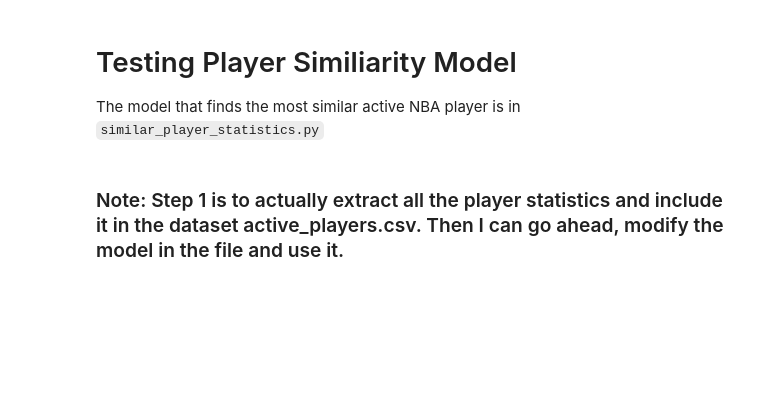
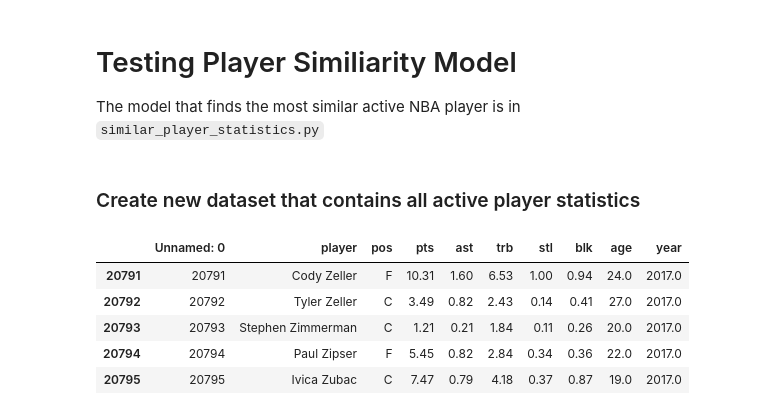
Before and after one commit to danielliu2707/positionn, a Jupyter notebook: player_statistics.ipynb, the cells around one changed output. Cells and saved outputs as stored; diff of their text form; code cells hidden in the pictures; blank space fills up the shorter version.

```diff
--- a/player_statistics.ipynb
+++ b/player_statistics.ipynb
@@ -245,5 +250,14 @@ predicted_pos
 # Testing Player Similiarity Model
 
 The model that finds the most similar active NBA player is in `similar_player_statistics.py`
-# %% [markdown]
-### Note: Step 1 is to actually extract all the player statistics and include it in the dataset active_players.csv. Then I can go ahead, modify the model in the file and use it.
+# %% [markdown]
+### Create new dataset that contains all active player statistics
+# %%
+player_statistics_processed.tail()
+# %% [output]
+|  | Unnamed: 0 | player | pos | pts | ast | trb | stl | blk | age | year |
+| 20791 | 20791 | Cody Zeller | F | 10.31 | 1.60 | 6.53 | 1.00 | 0.94 | 24.0 | 2017.0 |
+| 20792 | 20792 | Tyler Zeller | C | 3.49 | 0.82 | 2.43 | 0.14 | 0.41 | 27.0 | 2017.0 |
+| 20793 | 20793 | Stephen Zimmerman | C | 1.21 | 0.21 | 1.84 | 0.11 | 0.26 | 20.0 | 2017.0 |
+| 20794 | 20794 | Paul Zipser | F | 5.45 | 0.82 | 2.84 | 0.34 | 0.36 | 22.0 | 2017.0 |
+| 20795 | 20795 | Ivica Zubac | C | 7.47 | 0.79 | 4.18 | 0.37 | 0.87 | 19.0 | 2017.0 |
```
Also changed, not shown: parts of 10 cells of this notebook, 7 other files.
